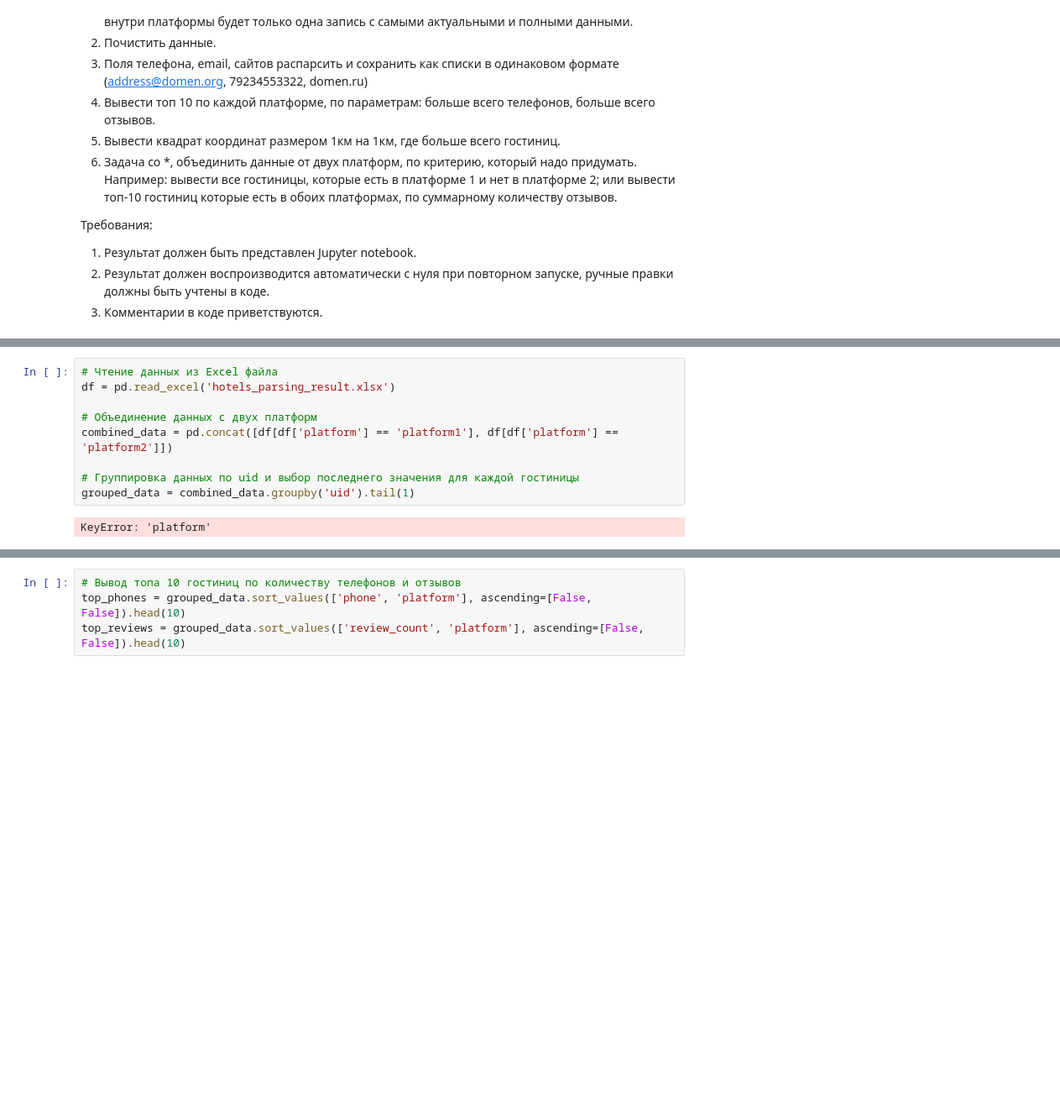
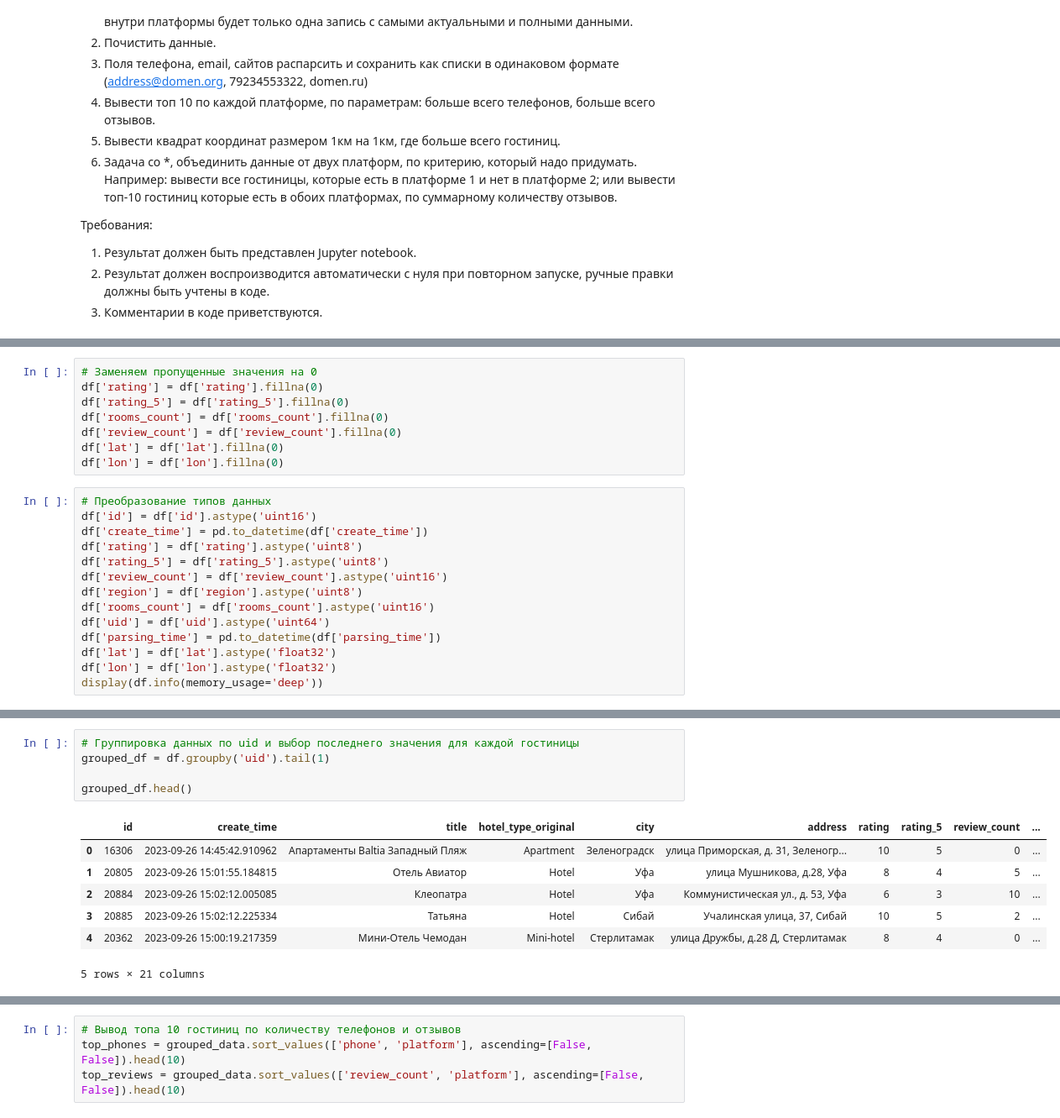
Before and after one commit to serkosil/test-projects, a Jupyter notebook: Test_13062024_Technesis/Test_Technesis.ipynb, the cells around one changed output, grey strips where cells are left out. Shown at 84% size. Saved outputs shown, nothing was run; the diff lists cells and outputs as text; blank space fills up the shorter version.

```diff
--- a/Test_13062024_Technesis/Test_Technesis.ipynb
+++ b/Test_13062024_Technesis/Test_Technesis.ipynb
@@ -54,0 +240,22 @@ from IPython.display import display
+# %%
+# Заменяем пропущенные значения на 0
+df['rating'] = df['rating'].fillna(0)
+df['rating_5'] = df['rating_5'].fillna(0)
+df['rooms_count'] = df['rooms_count'].fillna(0)
+df['review_count'] = df['review_count'].fillna(0)
+df['lat'] = df['lat'].fillna(0)
+df['lon'] = df['lon'].fillna(0)
+# %%
+# Преобразование типов данных
+df['id'] = df['id'].astype('uint16')
+df['create_time'] = pd.to_datetime(df['create_time'])
+df['rating'] = df['rating'].astype('uint8')
+df['rating_5'] = df['rating_5'].astype('uint8')
+df['review_count'] = df['review_count'].astype('uint16')
+df['region'] = df['region'].astype('uint8')
+df['rooms_count'] = df['rooms_count'].astype('uint16')
+df['uid'] = df['uid'].astype('uint64')
+df['parsing_time'] = pd.to_datetime(df['parsing_time'])
+df['lat'] = df['lat'].astype('float32')
+df['lon'] = df['lon'].astype('float32')
+display(df.info(memory_usage='deep'))
@@ -55,11 +362,13 @@ from IPython.display import display
 # %%
-# Чтение данных из Excel файла
-df = pd.read_excel('hotels_parsing_result.xlsx')
+# Группировка данных по uid и выбор последнего значения для каждой гостиницы
+grouped_df = df.groupby('uid').tail(1)
 
-# Объединение данных с двух платформ
-combined_data = pd.concat([df[df['platform'] == 'platform1'], df[df['platform'] == 'platform2']])
-
-# Группировка данных по uid и выбор последнего значения для каждой гостиницы
-grouped_data = combined_data.groupby('uid').tail(1)
+grouped_df.head()
 # %% [output]
+|  | id | create_time | title | hotel_type_original | city | address | rating | rating_5 | review_count | ... |
+| 0 | 16306 | 2023-09-26 14:45:42.910962 | Апартаменты Baltia Западный Пляж | Apartment | Зеленоградск | улица Приморская, д. 31, Зеленогр... | 10 | 5 | 0 | ... |
+| 1 | 20805 | 2023-09-26 15:01:55.184815 | Отель Авиатор | Hotel | Уфа | улица Мушникова, д.28, Уфа | 8 | 4 | 5 | ... |
+| 2 | 20884 | 2023-09-26 15:02:12.005085 | Клеопатра | Hotel | Уфа | Коммунистическая ул., д. 53, Уфа | 6 | 3 | 10 | ... |
+| 3 | 20885 | 2023-09-26 15:02:12.225334 | Татьяна | Hotel | Сибай | Учалинская улица, 37, Сибай | 10 | 5 | 2 | ... |
+| 4 | 20362 | 2023-09-26 15:00:19.217359 | Мини-Отель Чемодан | Mini-hotel | Стерлитамак | улица Дружбы, д.28 Д, Стерлитамак | 8 | 4 | 0 | ... |
-KeyError: 'platform'
+5 rows × 21 columns
```
Also changed, not shown: parts of 16 cells of this notebook, 2 other files.
